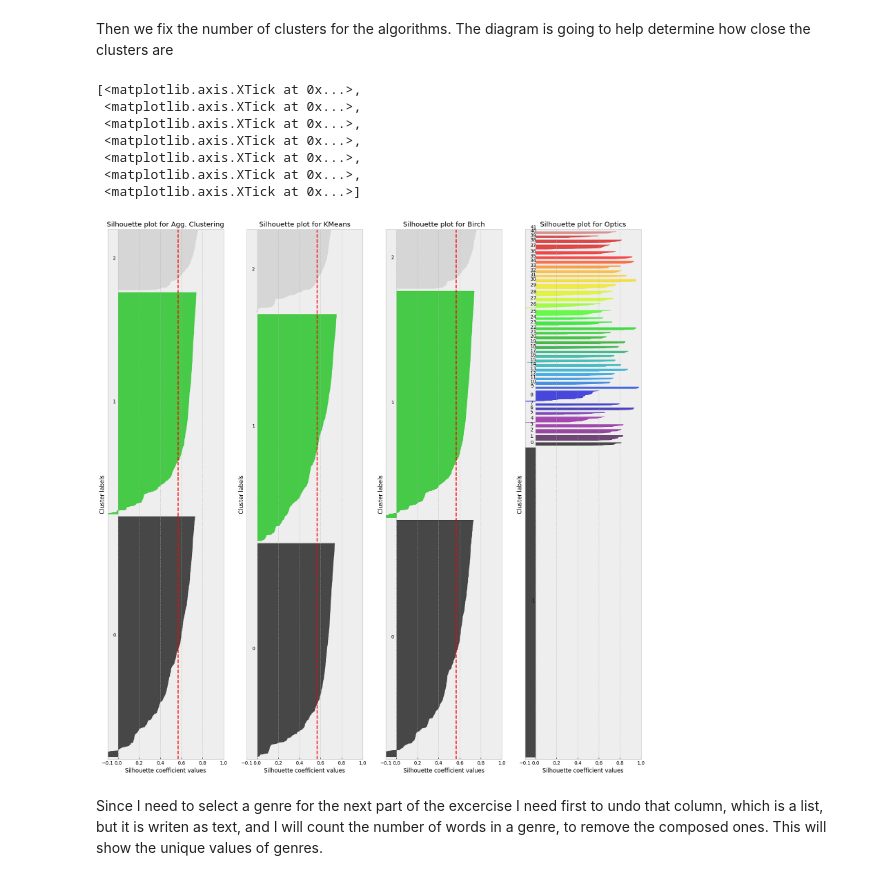
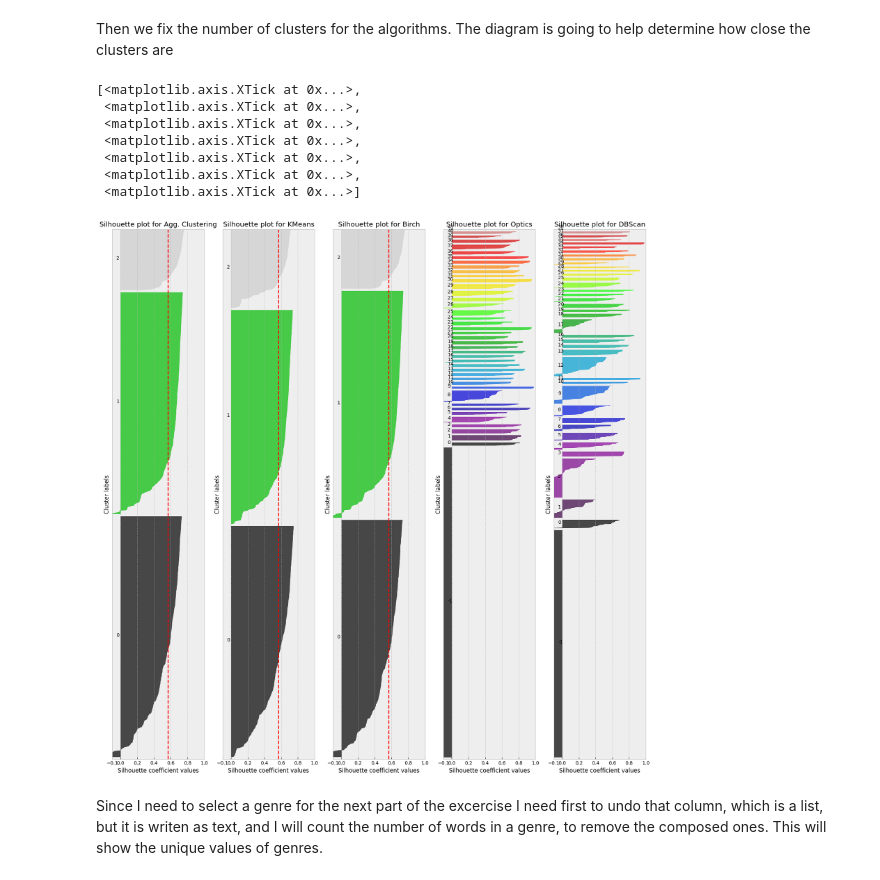
Before and after one commit to krikorantranik/Work, a Jupyter notebook: QuickUnsClustering.ipynb, the cells around one changed output. Drawn from its saved outputs; the diff is of its cells as text; code cells hidden in the pictures.

```diff
--- a/QuickUnsClustering.ipynb
+++ b/QuickUnsClustering.ipynb
@@ -168,19 +169,27 @@ n_clusters4 = max(cluster_labels4)
 silhouette_avg4 = silhouette_score(X, cluster_labels4)
 sample_silhouette_values4 = silhouette_samples(X, cluster_labels4)
 
+clusterer5 = DBSCAN(eps=1, min_samples=10)
+cluster_labels5 = clusterer5.fit_predict(X)
+n_clusters5 = max(cluster_labels5)
+silhouette_avg5 = silhouette_score(X, cluster_labels5)
+sample_silhouette_values5 = silhouette_samples(X, cluster_labels5)
+
 finalDF = datasetR.copy()
 finalDF["clAggCl"] = cluster_labels1
 finalDF["clKMeans"] = cluster_labels2
 finalDF["clBirch"] = cluster_labels3
 finalDF["clOptics"] = cluster_labels4
+finalDF["clDbscan"] = cluster_labels5
 finalDF["silAggCl"] = sample_silhouette_values1
 finalDF["silKMeans"] = sample_silhouette_values2
 finalDF["silBirch"] = sample_silhouette_values3
 finalDF["silOptics"] = sample_silhouette_values4
+finalDF["silDbscan"] = sample_silhouette_values5
 finalDFf = pd.merge(finalDF, metadata, left_index=True, right_index=True)
 finalDFf['artist_genres'] = finalDFf['artist_genres'].apply(lambda x: ast.literal_eval(x))
 
-fig, [ax1, ax2, ax3, ax4] = plt.subplots(1,4,figsize=(20,20))
+fig, [ax1, ax2, ax3, ax4, ax5] = plt.subplots(1,5,figsize=(20,20))
 ax1.set_xlim([-0.1, 1])
 ax1.set_ylim([0, len(X) + (n_clusters1 + 1) * 10])
 y_lower = 10
@@ -265,34 +274,60 @@ y_lower = 10
 for i in range(min(cluster_labels4),max(cluster_labels4)+1):
  ith_cluster_silhouette_values = sample_silhouette_values4[cluster_labels4 == i]
  ith_cluster_silhouette_values.sort()
  size_cluster_i = ith_cluster_silhouette_values.shape[0]
  y_upper = y_lower + size_cluster_i
  color = cm.nipy_spectral(float(i) / n_clusters4)
  ax4.fill_betweenx(
   np.arange(y_lower, y_upper),
   0,
   ith_cluster_silhouette_values,
   facecolor=color,
   edgecolor=color,
   alpha=0.7,
  )
  ax4.text(-0.05, y_lower + 0.5 * size_cluster_i, str(i))
  y_lower = y_upper + 10  # 10 for the 0 samples
 ax4.set_title("Silhouette plot for Optics")
 ax4.set_xlabel("Silhouette coefficient values")
 ax4.set_ylabel("Cluster labels")
 ax4.axvline(x=silhouette_avg4, color="red", linestyle="--")
 ax4.set_yticks([])  # Clear the yaxis labels / ticks
 ax4.set_xticks([-0.1, 0, 0.2, 0.4, 0.6, 0.8, 1])
+
+ax5.set_xlim([-0.1, 1])
+ax5.set_ylim([0, len(X) + (n_clusters5 + 1) * 10])
+y_lower = 10
+for i in range(min(cluster_labels5),max(cluster_labels5)+1):
+ ith_cluster_silhouette_values = sample_silhouette_values5[cluster_labels5 == i]
+ ith_cluster_silhouette_values.sort()
+ size_cluster_i = ith_cluster_silhouette_values.shape[0]
+ y_upper = y_lower + size_cluster_i
+ color = cm.nipy_spectral(float(i) / n_clusters5)
+ ax5.fill_betweenx(
+  np.arange(y_lower, y_upper),
+  0,
+  ith_cluster_silhouette_values,
+  facecolor=color,
+  edgecolor=color,
+  alpha=0.7,
+ )
+ ax5.text(-0.05, y_lower + 0.5 * size_cluster_i, str(i))
+ y_lower = y_upper + 10  # 10 for the 0 samples
+ax5.set_title("Silhouette plot for DBScan")
+ax5.set_xlabel("Silhouette coefficient values")
+ax5.set_ylabel("Cluster labels")
+ax5.axvline(x=silhouette_avg5, color="red", linestyle="--")
+ax5.set_yticks([])  # Clear the yaxis labels / ticks
+ax5.set_xticks([-0.1, 0, 0.2, 0.4, 0.6, 0.8, 1])
 # %% [output]
 [<matplotlib.axis.XTick at 0x...>,
  <matplotlib.axis.XTick at 0x...>,
  <matplotlib.axis.XTick at 0x...>,
  <matplotlib.axis.XTick at 0x...>,
  <matplotlib.axis.XTick at 0x...>,
  <matplotlib.axis.XTick at 0x...>,
  <matplotlib.axis.XTick at 0x...>]
-[figure, old version]
+[figure, new version]
 # %% [markdown]
 Since I need to select a genre for the next part of the excercise I need first to undo that column, which is a list, but it is writen as text, and I will count the number of words in a genre, to remove the composed ones. This will show the unique values of genres.
 # %%
```
Also changed, not shown: parts of 3 cells of this notebook.
